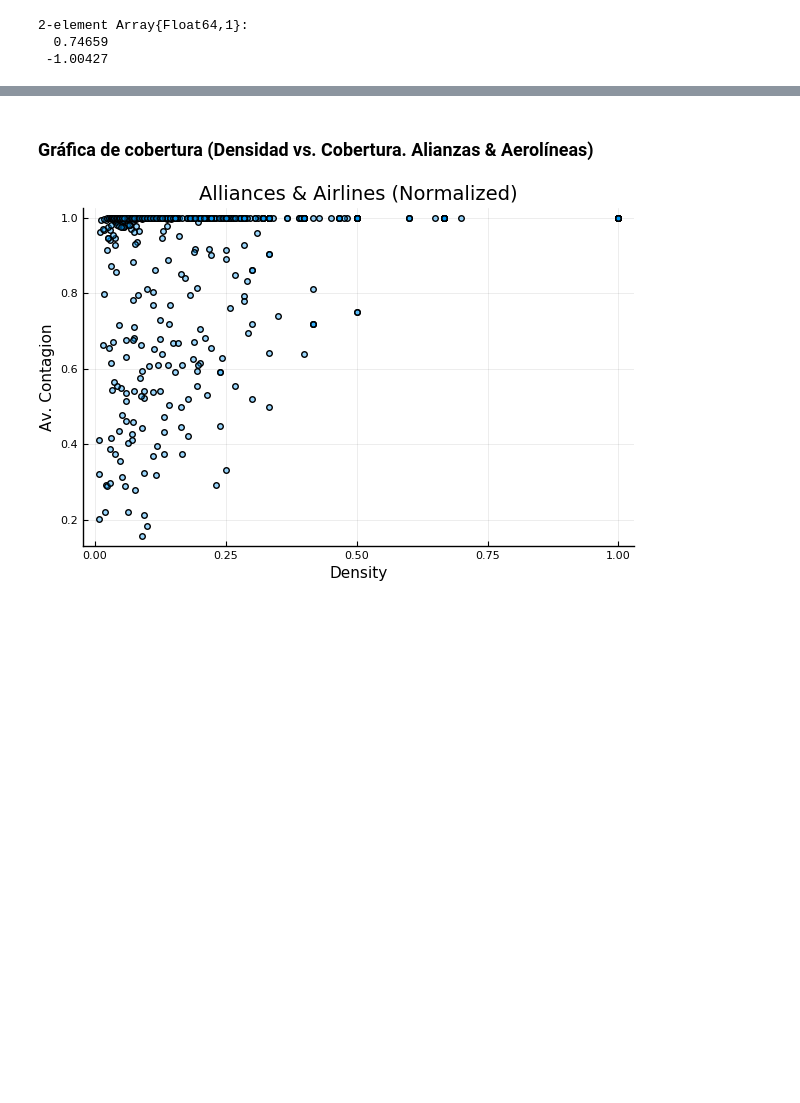
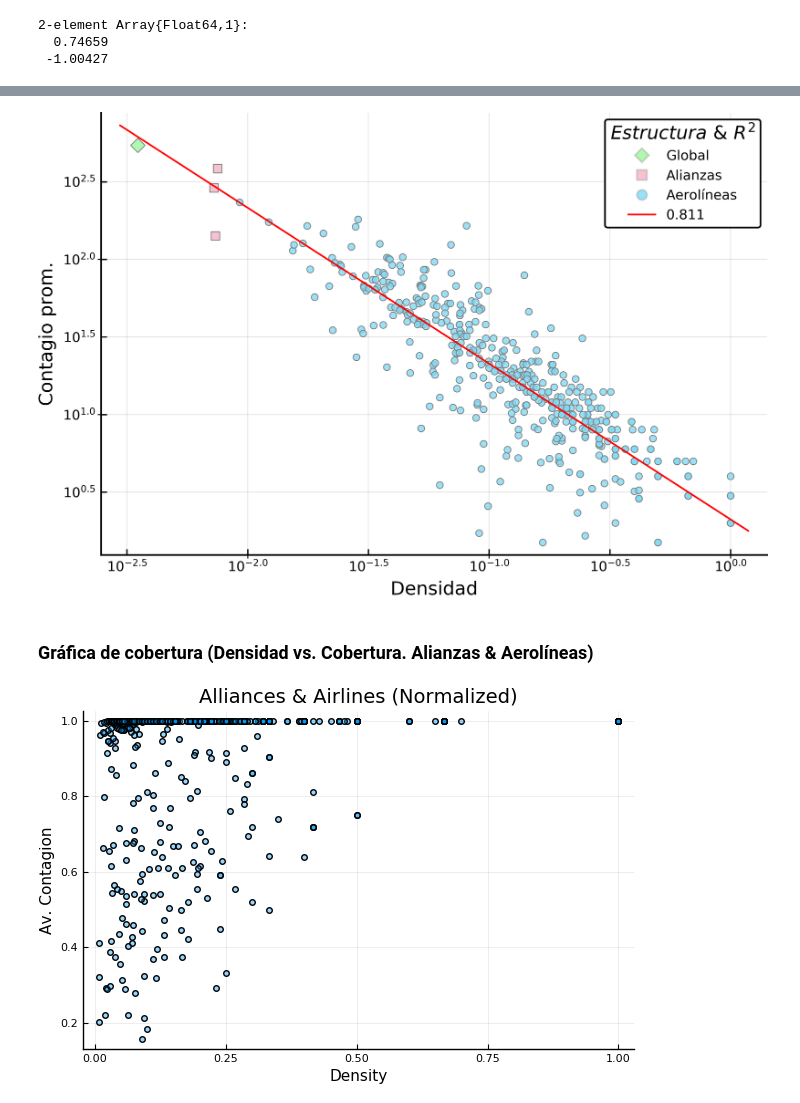
Before and after one commit to Yuriyama/Proyecto_aerolineas, a Jupyter notebook: Code/Densidad.ipynb, the cells around one changed output, grey strips where cells are left out. Saved outputs shown, nothing was run; the diff lists cells and outputs as text; code cells hidden in the pictures; blank space fills up the shorter version.

```diff
--- a/Code/Densidad.ipynb
+++ b/Code/Densidad.ipynb
@@ -636 +690,51 @@ plot!(my_equation,
+# %%
+# Grafico en escala log-log con ajuste en español
+
+plot_densidad_cobertura_loges = scatter([densidad_g], [cobertura_g],
+                                    #title = "Contagion Area by Density (log - log)",
+                                    xlabel = "Densidad",
+                                    ylabel = "Contagio prom.",
+                                    xscale =(:log10),
+                                    yscale =(:log10),
+                                    legend = true,
+                                    gridalpha = 0.1,
+                                    legendtitle = L"Estructura\ &\ R^2",
+                                    label = "Global",
+                                    #size = (500,500),
+                                    #aspect_ratio= 1,
+                                    markershape = :diamond,
+                                    markersize = 6,
+                                    #markeralpha = 0.6,
+                                    dpi = 600,
+                                    markerstrokecolor = "gray",
+                                    markercolor = "#A9F5A9",
+                                    markerstrokealpha = 0.3,
+                                    markerstrokewidth = 0.5,
+                                    alpha = 0.9)
+scatter!(densidad_al, cobertura_al,
+            legend = true,
+            label = "Alianzas",
+            markershape = :square,
+            markersize = 5,
+            markeralpha = 0.7,#,
+            markerstrokealpha = 0.3,
+            markerstrokecolor = "gray",
+            markerstrokewidth = 0.5,
+            markercolor = "#F5A9BC")
+scatter!(densidad_aer, cobertura_aer,
+            legend = true,
+            label = "Aerolíneas",
+            markershape = :circle,
+            markersize = 4,
+            markercolor = "#81DAF5",
+            markerstrokealpha = 0.3,
+            markerstrokecolor = "gray",
+            markerstrokewidth = 0.5,
+            markeralpha = 0.8)
+plot!(my_equation,
+        legend = true,
+        label = "$r_2",
+        linecolor = :red)
+# %% [output]
+[figure, added]
 # %%
```
Also changed, not shown: parts of 11 cells of this notebook, 1 other file.
